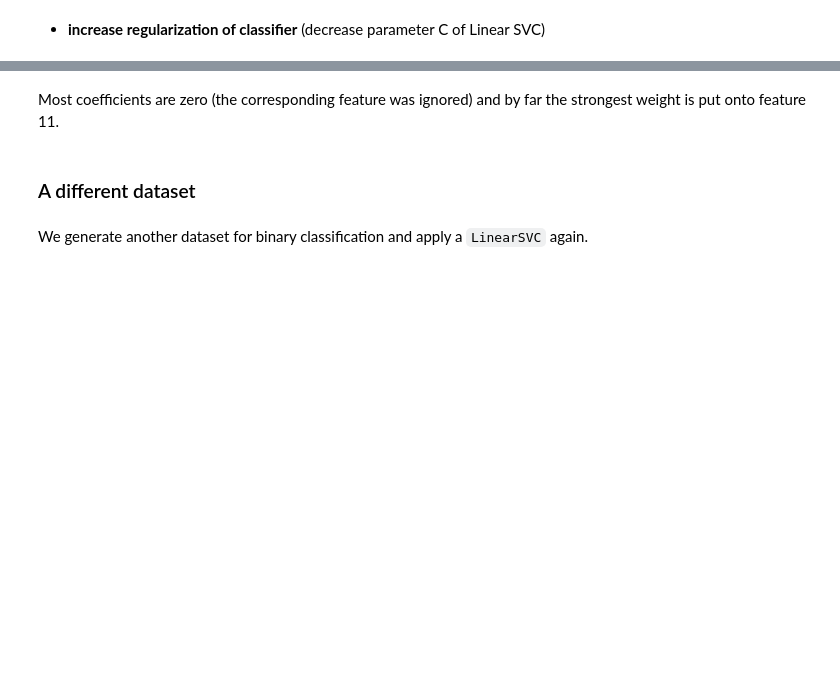
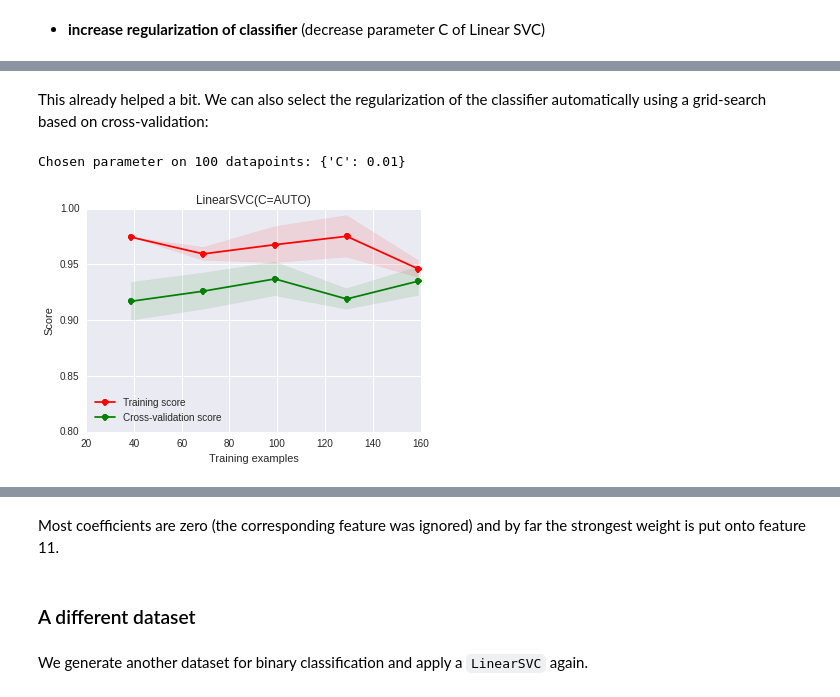
Before and after one commit to jmetzen/jmetzen.github.com, a Jupyter notebook: notebooks/ml_advice.ipynb, the cells around one changed output, grey strips where cells are left out. Cells and saved outputs as stored; diff of their text form; code cells hidden in the pictures; blank space fills up the shorter version.

```diff
--- a/notebooks/ml_advice.ipynb
+++ b/notebooks/ml_advice.ipynb
@@ -183 +199,14 @@ plot_learning_curve(LinearSVC(C=0.1), "LinearSVC(C=0.25)",
+# %% [markdown]
+This already helped a bit. We can also select the regularization of the classifier automatically using a grid-search based on cross-validation:
+# %%
+from sklearn.grid_search import GridSearchCV
+est = GridSearchCV(LinearSVC(),
+                   param_grid={"C": [0.001, 0.01, 0.1, 1.0, 10.0]})
+plot_learning_curve(est, "LinearSVC(C=AUTO)",
+                    X, y, ylim=(0.8, 1.0),
+                    train_sizes=np.linspace(.05, 0.2, 5))
+print "Chosen parameter on 100 datapoints: %s" % est.fit(X[:100], y[:100]).best_params_
+# %% [output]
+Chosen parameter on 100 datapoints: {'C': 0.01}
+[figure, added]
 # %% [markdown]
```
Also changed, not shown: parts of 36 cells of this notebook, 28 other files.
